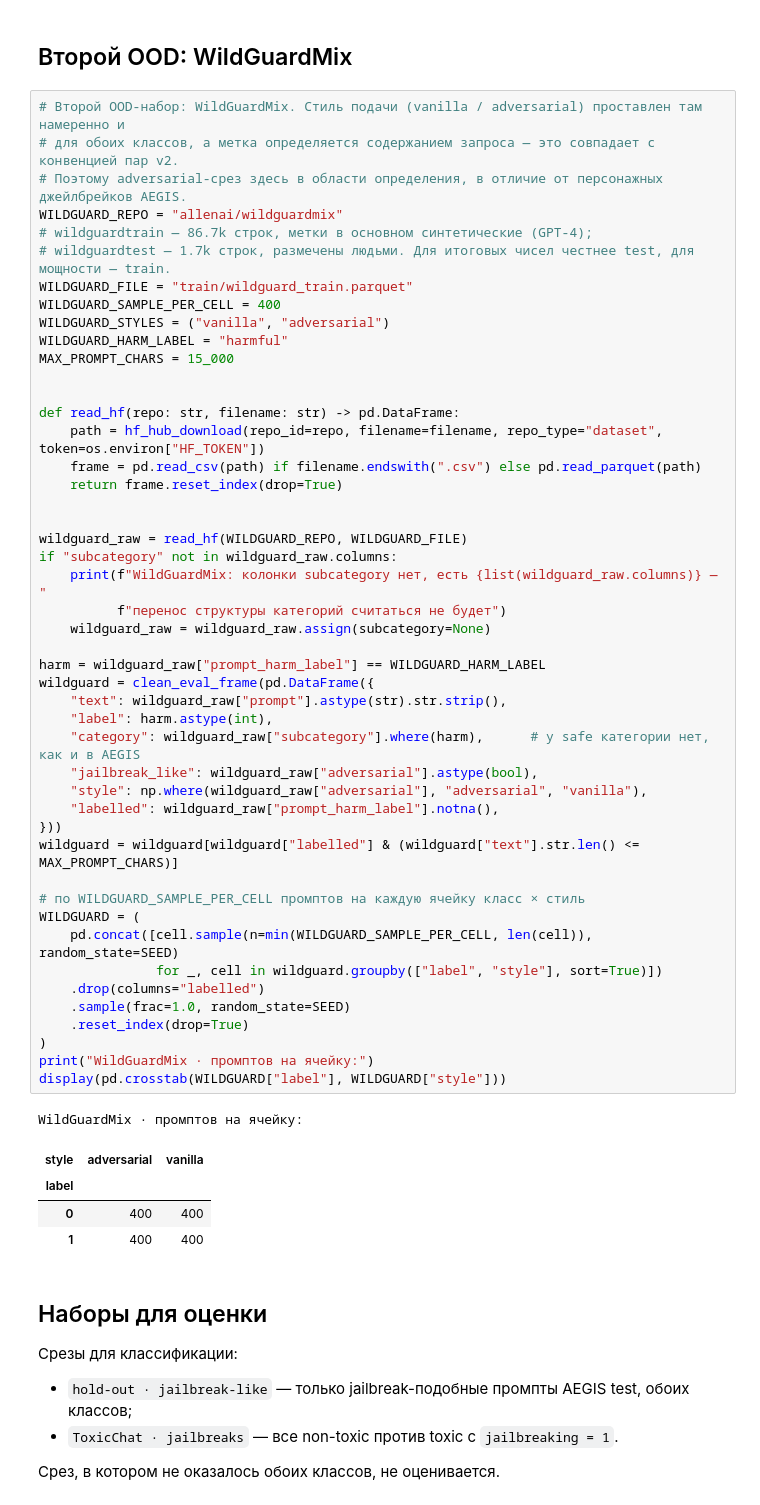
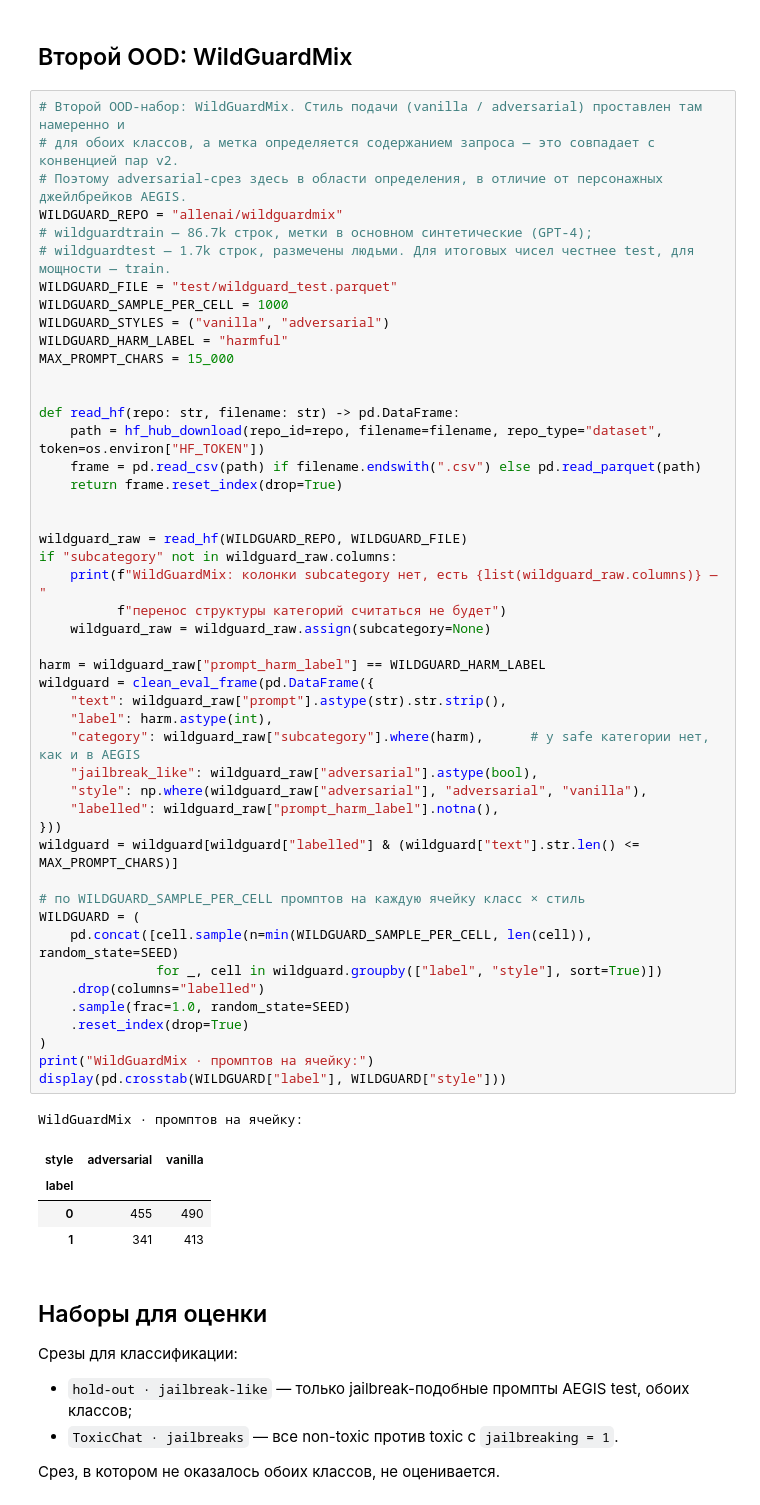
Before and after one commit to embedding-level-guardrails/Embedding-level-Guardrails, a Jupyter notebook: rq3_training/notebooks/RQ3_mmbert_small_training.ipynb, the cells around one changed output. Drawn from its saved outputs; the diff is of its cells as text.

```diff
--- a/rq3_training/notebooks/RQ3_mmbert_small_training.ipynb
+++ b/rq3_training/notebooks/RQ3_mmbert_small_training.ipynb
@@ -449,8 +451,8 @@ TOXICCHAT = (
 WILDGUARD_REPO = "allenai/wildguardmix"
 # wildguardtrain — 86.7k строк, метки в основном синтетические (GPT-4);
 # wildguardtest — 1.7k строк, размечены людьми. Для итоговых чисел честнее test, для мощности — train.
-WILDGUARD_FILE = "train/wildguard_train.parquet"
-WILDGUARD_SAMPLE_PER_CELL = 400
+WILDGUARD_FILE = "test/wildguard_test.parquet"
+WILDGUARD_SAMPLE_PER_CELL = 1000
 WILDGUARD_STYLES = ("vanilla", "adversarial")
 WILDGUARD_HARM_LABEL = "harmful"
 MAX_PROMPT_CHARS = 15_000
@@ -466,35 +468,35 @@ wildguard_raw = read_hf(WILDGUARD_REPO, WILDGUARD_FILE)
 if "subcategory" not in wildguard_raw.columns:
     print(f"WildGuardMix: колонки subcategory нет, есть {list(wildguard_raw.columns)} — "
           f"перенос структуры категорий считаться не будет")
     wildguard_raw = wildguard_raw.assign(subcategory=None)
 
 harm = wildguard_raw["prompt_harm_label"] == WILDGUARD_HARM_LABEL
 wildguard = clean_eval_frame(pd.DataFrame({
     "text": wildguard_raw["prompt"].astype(str).str.strip(),
     "label": harm.astype(int),
     "category": wildguard_raw["subcategory"].where(harm),      # у safe категории нет, как и в AEGIS
     "jailbreak_like": wildguard_raw["adversarial"].astype(bool),
     "style": np.where(wildguard_raw["adversarial"], "adversarial", "vanilla"),
     "labelled": wildguard_raw["prompt_harm_label"].notna(),
 }))
 wildguard = wildguard[wildguard["labelled"] & (wildguard["text"].str.len() <= MAX_PROMPT_CHARS)]
 
 # по WILDGUARD_SAMPLE_PER_CELL промптов на каждую ячейку класс × стиль
 WILDGUARD = (
     pd.concat([cell.sample(n=min(WILDGUARD_SAMPLE_PER_CELL, len(cell)), random_state=SEED)
                for _, cell in wildguard.groupby(["label", "style"], sort=True)])
     .drop(columns="labelled")
     .sample(frac=1.0, random_state=SEED)
     .reset_index(drop=True)
 )
 print("WildGuardMix · промптов на ячейку:")
 display(pd.crosstab(WILDGUARD["label"], WILDGUARD["style"]))
 # %% [output]
 WildGuardMix · промптов на ячейку:
 | style | adversarial | vanilla |
 | label |  |  |
-| 0 | 400 | 400 |
-| 1 | 400 | 400 |
+| 0 | 455 | 490 |
+| 1 | 341 | 413 |
 # %% [markdown]
 ## Наборы для оценки
 
```
Also changed, not shown: parts of 49 cells of this notebook, 12 other files.
